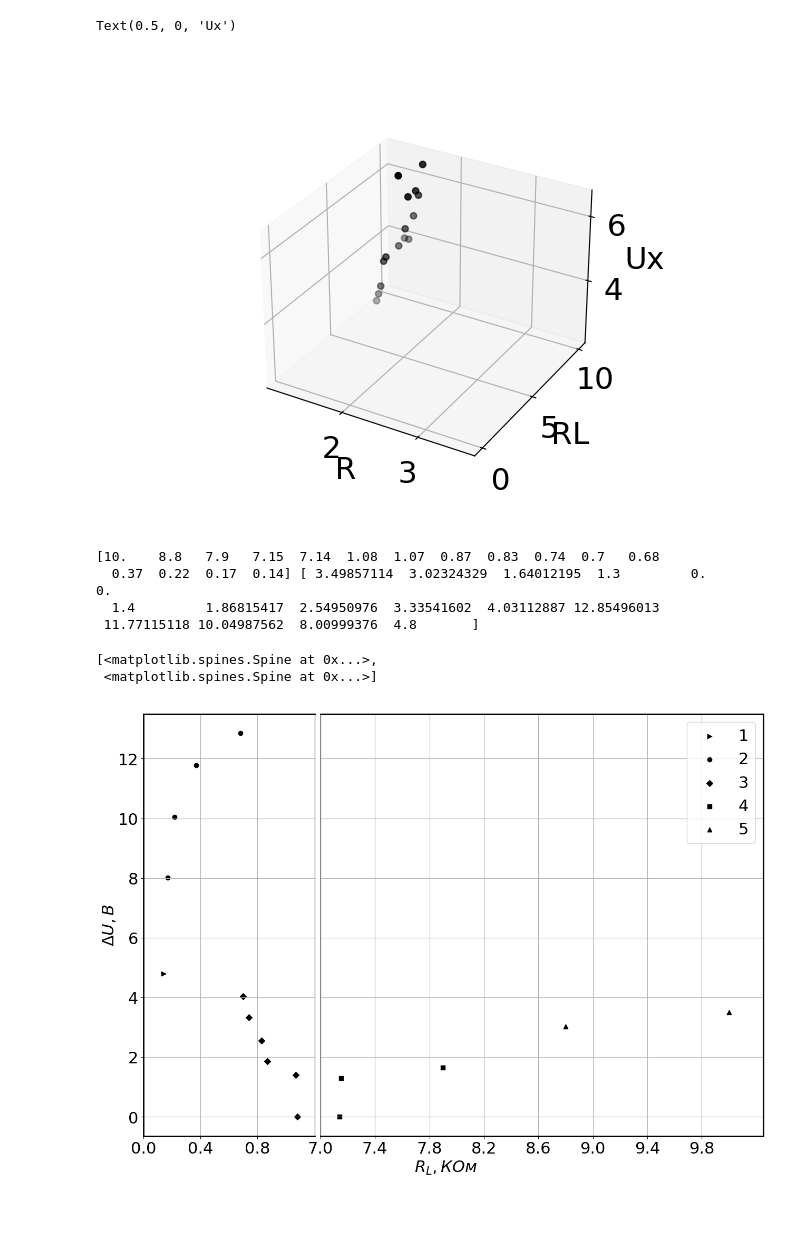
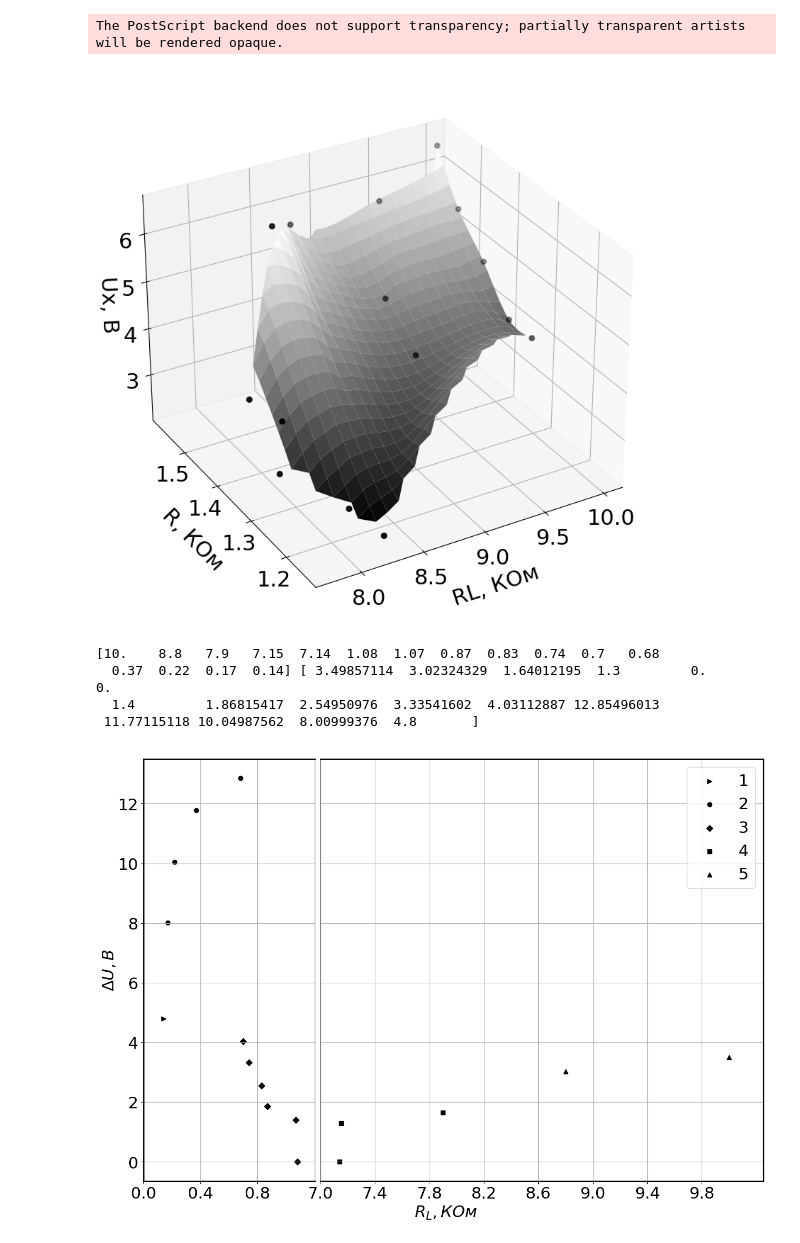
Before and after one commit to AndryDeveloper/chua-s_curcuit, a Jupyter notebook: data_process/timas_process.ipynb, the cells around one changed output. Cells and saved outputs as stored; diff of their text form; code cells hidden in the pictures; blank space fills up the shorter version.

```diff
--- a/data_process/timas_process.ipynb
+++ b/data_process/timas_process.ipynb
@@ -100,23 +127,50 @@ plt.show()
+# %%
+plt.rc('font', size=22)
+markers = ['o', 'v', '>', '<', '^', 's', 'D', 'x']
+
+fig = plt.figure(figsize=(14, 10))
+ax = plt.axes(projection ='3d')
+ax.spines['bottom'].set_linewidth(2)
+ax.spines['top'].set_linewidth(2)
+ax.spines['right'].set_linewidth(2)
+ax.spines['left'].set_linewidth(2)
+ax.grid()
+
+grid_x, grid_y = np.mgrid[7.8:10:25j, 1.15:1.57:25j]
+grid_z = griddata((rl, r), h_norm, (grid_x, grid_y), method='cubic')
+ax.plot_surface(grid_x, grid_y, grid_z, cmap='gray')
+
+c=r+rl
+# plotting
+ax.scatter(rl, r, h_norm, c='black', linewidth=2)
+
+ax.set_xlabel('RL, КОм', labelpad=15)
+ax.set_ylabel('R, КОм', labelpad=15)
+ax.set_zlabel('Ux, В')
+
+ax.view_init(elev=30, azim=-120)
+
+fig.savefig(r'3D_size_view_2.eps', format='eps')
+# %% [output]
+The PostScript backend does not support transparency; partially transparent artists will be rendered opaque.
+[figure, added]
 # %%
-%matplotlib widget
+# %matplotlib widget
 
-grid_x, grid_y = np.mgrid[3.13:3.55:20j, 0:2.19:20j]
-grid_z = griddata((r, rl), h_norm, (grid_x, grid_y), method='cubic')
+# grid_x, grid_y = np.mgrid[3.13:3.55:20j, 0:2.19:20j]
+# grid_z = griddata((r, rl), h_norm, (grid_x, grid_y), method='cubic')
 
-# # Создание графика
-fig = plt.figure()
-ax = fig.add_subplot(111, projection='3d')
+# # # Создание графика
+# fig = plt.figure()
+# ax = fig.add_subplot(111, projection='3d')
 
-# # Построение поверхности
-ax.plot_surface(grid_x, grid_y, grid_z, cmap='viridis')
-ax.scatter(r,rl, h_norm, c='black')
+# # # Построение поверхности
+# ax.plot_surface(grid_x, grid_y, grid_z, cmap='viridis')
+# ax.scatter(r,rl, h_norm, c='black')
 
-ax.set_xlabel('R')
-ax.set_ylabel('RL')
-ax.set_zlabel('Ux')
+# ax.set_xlabel('R')
+# ax.set_ylabel('RL')
+# ax.set_zlabel('Ux')
-# %% [output]
-Text(0.5, 0, 'Ux')
-[figure, removed]
 # %%
 path = 'data.xlsx'
 wb_obj = openpyxl.load_workbook(path, data_only = True)
@@ -133,11 +187,6 @@ print(rl, diam)
   0.37  0.22  0.17  0.14] [ 3.49857114  3.02324329  1.64012195  1.3         0.          0.
   1.4         1.86815417  2.54950976  3.33541602  4.03112887 12.85496013
  11.77115118 10.04987562  8.00999376  4.8       ]
-# %%
-ax.spines['bottom']
-# %% [output]
-[<matplotlib.spines.Spine at 0x...>,
- <matplotlib.spines.Spine at 0x...>]
 # %%
 import matplotlib.pyplot as plt
 import numpy as np
```
Also changed, not shown: parts of 8 cells of this notebook, 19 other files.
